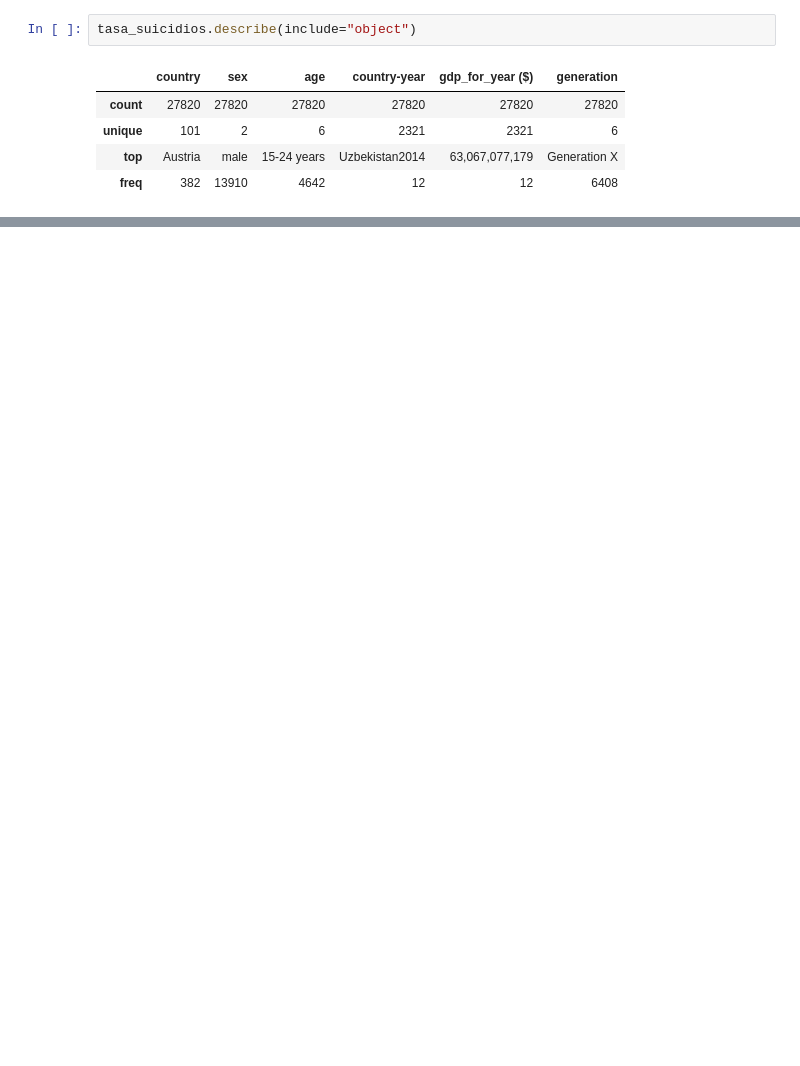
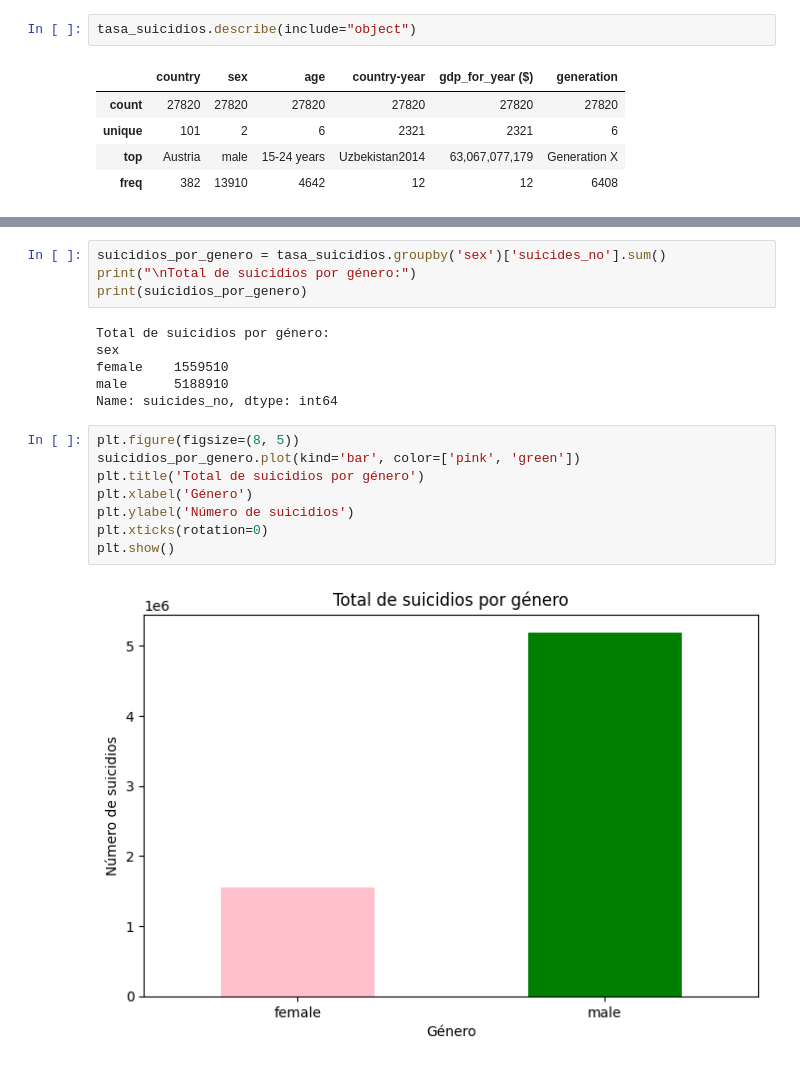
Before and after one commit to CarolinaPerez01/EDA, a Jupyter notebook: eda.ipynb, the cells around one changed output, grey strips where cells are left out. Drawn from its saved outputs; the diff is of its cells as text; blank space fills up the shorter version.

```diff
--- a/eda.ipynb
+++ b/eda.ipynb
@@ -101,0 +194,20 @@ tasa_suicidios.describe(include="object")
+# %%
+suicidios_por_genero = tasa_suicidios.groupby('sex')['suicides_no'].sum()
+print("\nTotal de suicidios por género:")
+print(suicidios_por_genero)
+# %% [output]
+Total de suicidios por género:
+sex
+female    1559510
+male      5188910
+Name: suicides_no, dtype: int64
+# %%
+plt.figure(figsize=(8, 5))
+suicidios_por_genero.plot(kind='bar', color=['pink', 'green'])
+plt.title('Total de suicidios por género')
+plt.xlabel('Género')
+plt.ylabel('Número de suicidios')
+plt.xticks(rotation=0)
+plt.show()
+# %% [output]
+[figure, added]
```
Also changed, not shown: parts of 15 cells of this notebook.
